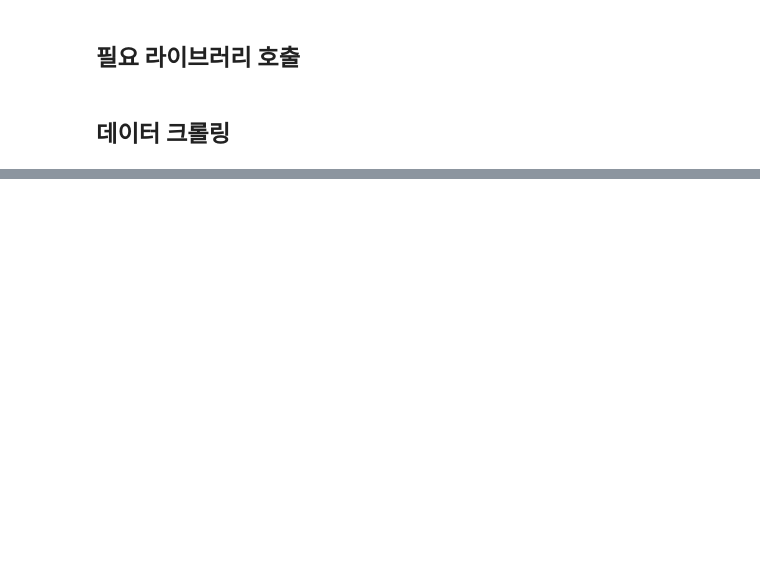
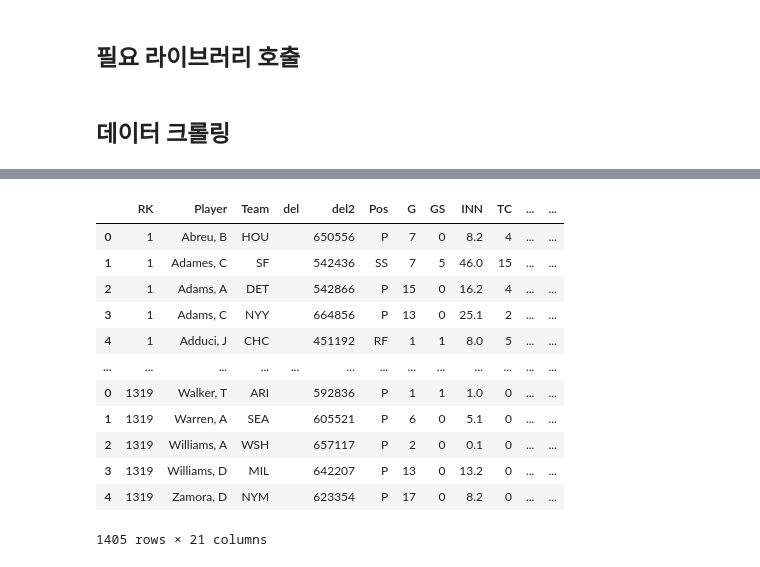
Before and after one commit to tenjumh/Practice, a Jupyter notebook: Predict_MLB_player_position/Practice_MLB_player_position_predict_with_machine_learning.ipynb, the cells around one changed output, grey strips where cells are left out. Drawn from its saved outputs; the diff is of its cells as text; code cells hidden in the pictures; blank space fills up the shorter version.

```diff
--- a/Predict_MLB_player_position/Practice_MLB_player_position_predict_with_machine_learning.ipynb
+++ b/Predict_MLB_player_position/Practice_MLB_player_position_predict_with_machine_learning.ipynb
@@ -120,0 +108,17 @@ Index(['RK', 'Player', 'Team', 'del', 'del2', 'Pos', 'G', 'AB', 'R', 'H', '2B',
+# %%
+df_total_field.to_excel("df_total_field.xlsx")
+df_total_field
+# %% [output]
+|  | RK | Player | Team | del | del2 | Pos | G | GS | INN | TC | ... | ... |
+| 0 | 1 | Abreu, B | HOU |  | 650556 | P | 7 | 0 | 8.2 | 4 | ... | ... |
+| 1 | 1 | Adames, C | SF |  | 542436 | SS | 7 | 5 | 46.0 | 15 | ... | ... |
+| 2 | 1 | Adams, A | DET |  | 542866 | P | 15 | 0 | 16.2 | 4 | ... | ... |
+| 3 | 1 | Adams, C | NYY |  | 664856 | P | 13 | 0 | 25.1 | 2 | ... | ... |
+| 4 | 1 | Adduci, J | CHC |  | 451192 | RF | 1 | 1 | 8.0 | 5 | ... | ... |
+| ... | ... | ... | ... | ... | ... | ... | ... | ... | ... | ... | ... | ... |
+| 0 | 1319 | Walker, T | ARI |  | 592836 | P | 1 | 1 | 1.0 | 0 | ... | ... |
+| 1 | 1319 | Warren, A | SEA |  | 605521 | P | 6 | 0 | 5.1 | 0 | ... | ... |
+| 2 | 1319 | Williams, A | WSH |  | 657117 | P | 2 | 0 | 0.1 | 0 | ... | ... |
+| 3 | 1319 | Williams, D | MIL |  | 642207 | P | 13 | 0 | 13.2 | 0 | ... | ... |
+| 4 | 1319 | Zamora, D | NYM |  | 623354 | P | 17 | 0 | 8.2 | 0 | ... | ... |
+1405 rows × 21 columns
```
Also changed, not shown: parts of 32 cells of this notebook.
